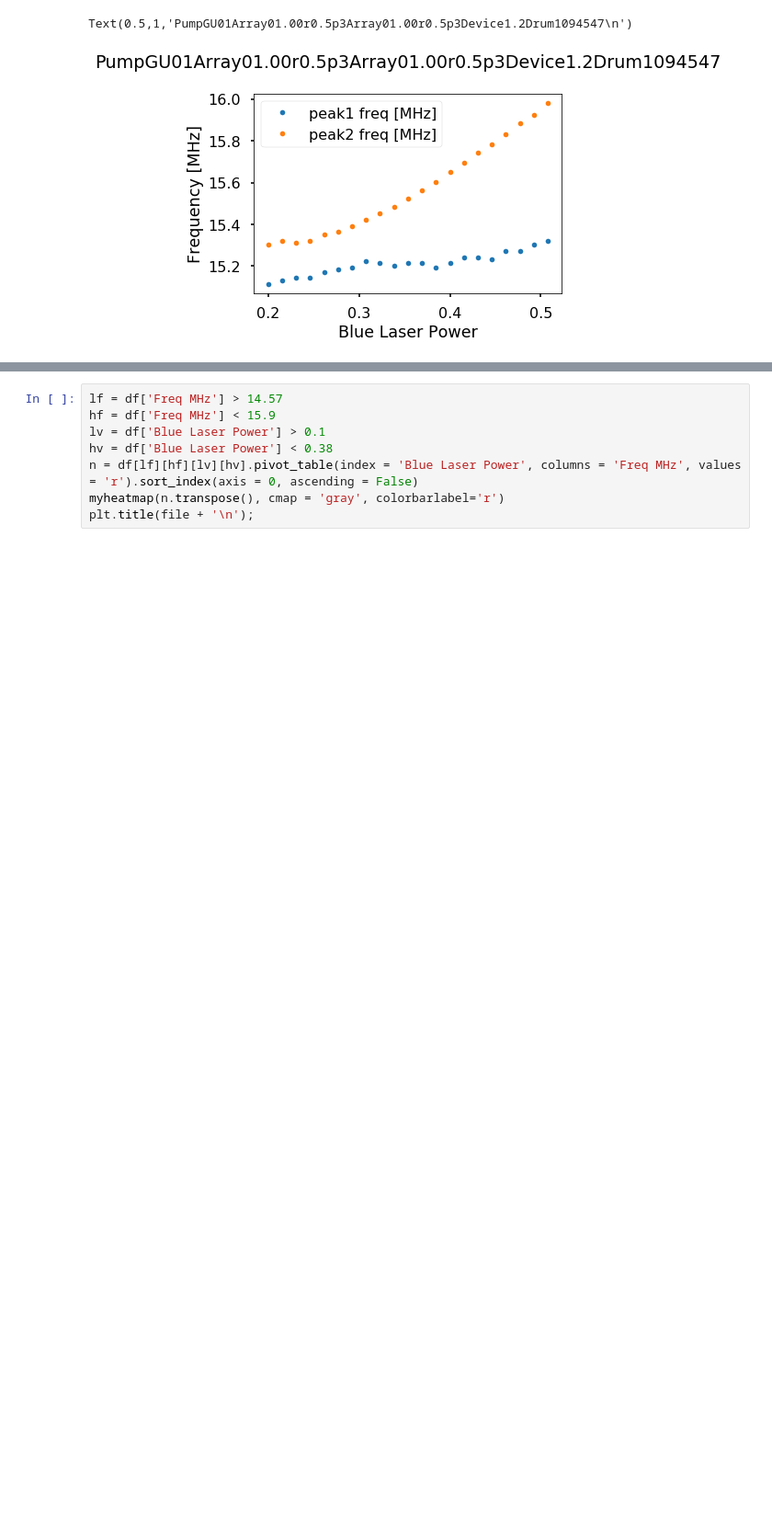
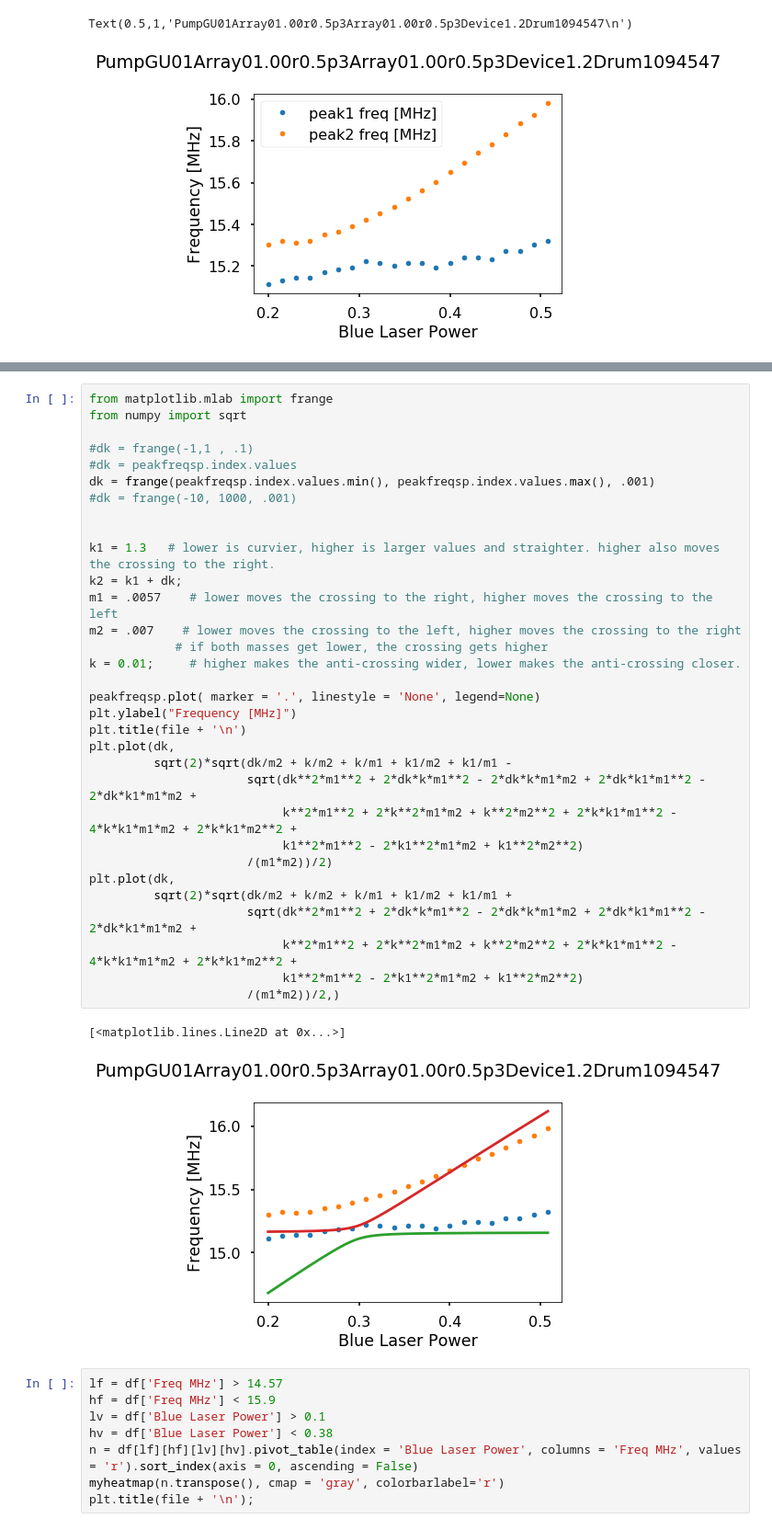
Before and after one commit to horowitz-lab/NetMAP, a Jupyter notebook: Gate Sweep Curves.ipynb, the cells around one changed output, grey strips where cells are left out. Shown at 92% size. Cells and saved outputs as stored; diff of their text form; blank space fills up the shorter version.

```diff
--- a/Gate Sweep Curves.ipynb
+++ b/Gate Sweep Curves.ipynb
@@ -237,3 +245,38 @@ Text(0.5,1,'PumpGU01Array01.00r0.5p3Array01.00r0.5p3Device1.2Drum1094547\n')
+# %%
+from matplotlib.mlab import frange
+from numpy import sqrt
+
+#dk = frange(-1,1 , .1)
+#dk = peakfreqsp.index.values
+dk = frange(peakfreqsp.index.values.min(), peakfreqsp.index.values.max(), .001)
+#dk = frange(-10, 1000, .001)
+
+
+k1 = 1.3   # lower is curvier, higher is larger values and straighter. higher also moves the crossing to the right.
+k2 = k1 + dk;
+m1 = .0057    # lower moves the crossing to the right, higher moves the crossing to the left
+m2 = .007    # lower moves the crossing to the left, higher moves the crossing to the right
+            # if both masses get lower, the crossing gets higher
+k = 0.01;     # higher makes the anti-crossing wider, lower makes the anti-crossing closer.
+
+peakfreqsp.plot( marker = '.', linestyle = 'None', legend=None)
+plt.ylabel("Frequency [MHz]")
+plt.title(file + '\n')
+plt.plot(dk,
+         sqrt(2)*sqrt(dk/m2 + k/m2 + k/m1 + k1/m2 + k1/m1 -
+                      sqrt(dk**2*m1**2 + 2*dk*k*m1**2 - 2*dk*k*m1*m2 + 2*dk*k1*m1**2 - 2*dk*k1*m1*m2 +
+                           k**2*m1**2 + 2*k**2*m1*m2 + k**2*m2**2 + 2*k*k1*m1**2 - 4*k*k1*m1*m2 + 2*k*k1*m2**2 +
+                           k1**2*m1**2 - 2*k1**2*m1*m2 + k1**2*m2**2)
+                      /(m1*m2))/2)
+plt.plot(dk,
+         sqrt(2)*sqrt(dk/m2 + k/m2 + k/m1 + k1/m2 + k1/m1 +
+                      sqrt(dk**2*m1**2 + 2*dk*k*m1**2 - 2*dk*k*m1*m2 + 2*dk*k1*m1**2 - 2*dk*k1*m1*m2 +
+                           k**2*m1**2 + 2*k**2*m1*m2 + k**2*m2**2 + 2*k*k1*m1**2 - 4*k*k1*m1*m2 + 2*k*k1*m2**2 +
+                           k1**2*m1**2 - 2*k1**2*m1*m2 + k1**2*m2**2)
+                      /(m1*m2))/2,)
+# %% [output]
+[<matplotlib.lines.Line2D at 0x...>]
+[figure, added]
 # %%
 lf = df['Freq MHz'] > 14.57
 hf = df['Freq MHz'] < 15.9
```
Also changed, not shown: parts of 2 cells of this notebook, 2 other files.
